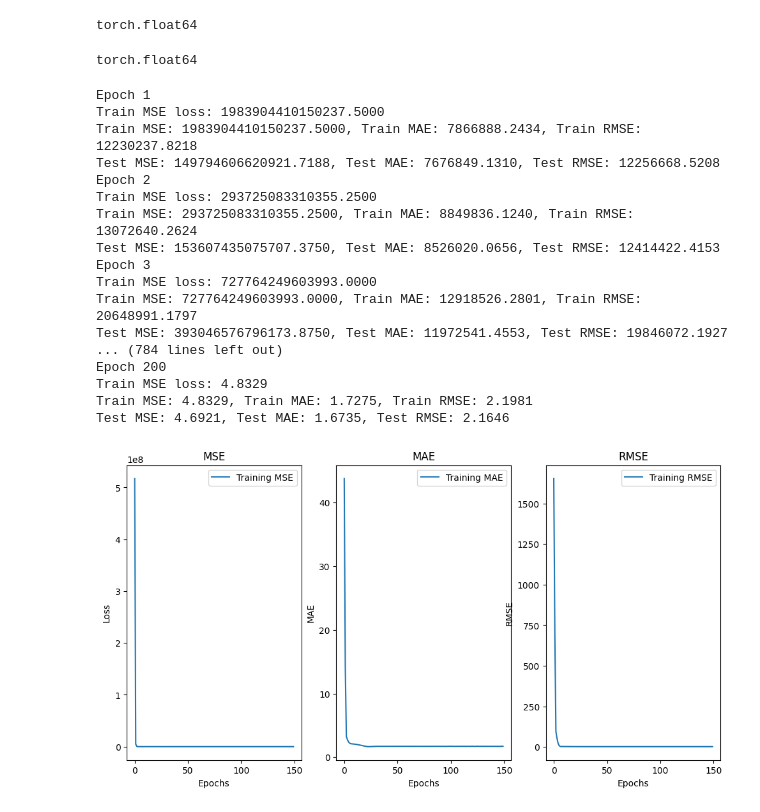
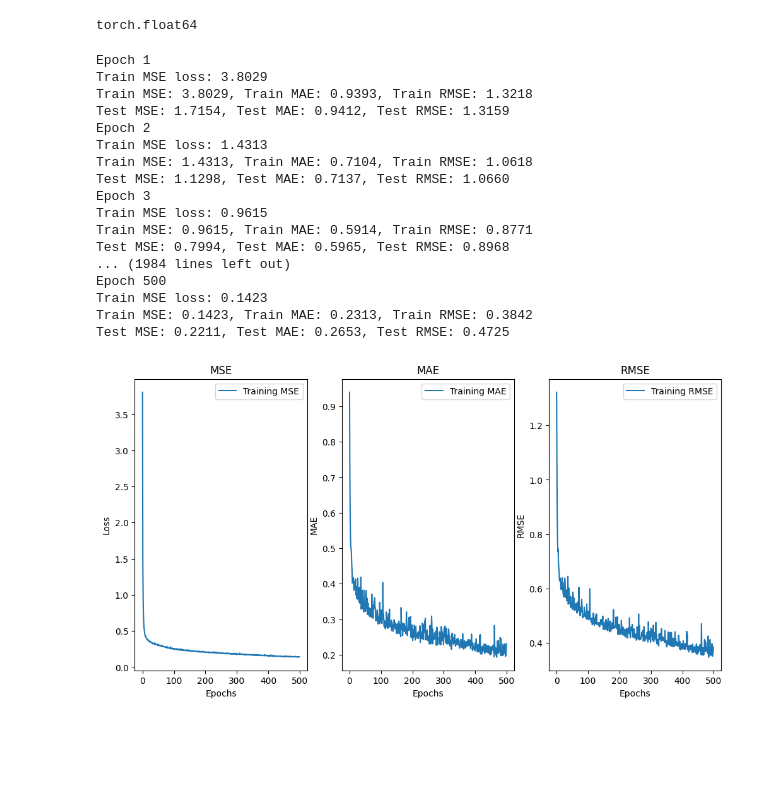
Before and after one commit to WYB929/2023_multicore_project, a Jupyter notebook: src/vanilla_net.ipynb, the cells around one changed output. Drawn from its saved outputs; the diff is of its cells as text; code cells hidden in the pictures; blank space fills up the shorter version.

```diff
--- a/src/vanilla_net.ipynb
+++ b/src/vanilla_net.ipynb
@@ -29,14 +32,17 @@ y = data[dropped_col].values
+# %%
+scaler = StandardScaler()
+X = pd.DataFrame(scaler.fit_transform(X), columns=X.columns)
 # %%
 # train test split
 X_train, X_rem, y_train, y_rem = train_test_split(X, y, test_size=0.3, random_state=42)
 X_val, X_test, y_val, y_test = train_test_split(X_rem, y_rem, test_size=0.5, random_state=42)
 # %%
-X_train_tensor = torch.from_numpy(X_train)
-y_train_tensor = torch.from_numpy(y_train)
-X_val_tensor = torch.from_numpy(X_val)
-y_val_tensor = torch.from_numpy(y_val)
-X_test_tensor = torch.from_numpy(X_test)
-y_test_tensor = torch.from_numpy(y_test)
+X_train_tensor = torch.from_numpy(X_train.values)
+y_train_tensor = torch.from_numpy(y_train.values)
+X_val_tensor = torch.from_numpy(X_val.values)
+y_val_tensor = torch.from_numpy(y_val.values)
+X_test_tensor = torch.from_numpy(X_test.values)
+y_test_tensor = torch.from_numpy(y_test.values)
 # %%
 print("X_train_Size: " + str(X_train_tensor.shape))
 print("y_train_Size: " + str(y_train_tensor.shape))
@@ -61,5 +76,5 @@ test_loader = DataLoader(test_dataset, batch_size=16, shuffle=False)
 # %%
-I = 27  # input feature
+I = 9  # input feature
 O = 1 # output result
 H = 64 # hidden unit
 # %%
@@ -78,10 +93,6 @@ weight_tensor = model[0].weight
 weight_tensor.dtype
 # %% [output]
 torch.float64
-# %%
-X_train_tensor.dtype
-# %% [output]
-torch.float64
 # %%
 optimizer = torch.optim.Adam(model.parameters(), lr=0.001)
 # %%
@@ -110,7 +121,7 @@ val_rmses = []
 val_maes = []
 # %%
 #train
-for epoch in range(200):
+for epoch in range(500):
     print(f"Epoch {epoch + 1}")
     train_loss = train(model, train_loader, optimizer)
     train_losses.append(train_loss)
@@ -154,51 +165,51 @@ for epoch in range(200):
     # display.clear_output(wait=True)
 # %% [output]
 Epoch 1
-Train MSE loss: 1983904410150237.5000
-Train MSE: 1983904410150237.5000, Train MAE: 7866888.2434, Train RMSE: 12230237.8218
-Test MSE: 149794606620921.7188, Test MAE: 7676849.1310, Test RMSE: 12256668.5208
+Train MSE loss: 3.8029
+Train MSE: 3.8029, Train MAE: 0.9393, Train RMSE: 1.3218
+Test MSE: 1.7154, Test MAE: 0.9412, Test RMSE: 1.3159
 Epoch 2
-Train MSE loss: 293725083310355.2500
-Train MSE: 293725083310355.2500, Train MAE: 8849836.1240, Train RMSE: 13072640.2624
-Test MSE: 153607435075707.3750, Test MAE: 8526020.0656, Test RMSE: 12414422.4153
+Train MSE loss: 1.4313
+Train MSE: 1.4313, Train MAE: 0.7104, Train RMSE: 1.0618
+Test MSE: 1.1298, Test MAE: 0.7137, Test RMSE: 1.0660
 Epoch 3
-Train MSE loss: 727764249603993.0000
-Train MSE: 727764249603993.0000, Train MAE: 12918526.2801, Train RMSE: 20648991.1797
-Test MSE: 393046576796173.8750, Test MAE: 11972541.4553, Test RMSE: 19846072.1927
-... (784 lines left out)
-Epoch 200
-Train MSE loss: 4.8329
-Train MSE: 4.8329, Train MAE: 1.7275, Train RMSE: 2.1981
-Test MSE: 4.6921, Test MAE: 1.6735, Test RMSE: 2.1646
+Train MSE loss: 0.9615
+Train MSE: 0.9615, Train MAE: 0.5914, Train RMSE: 0.8771
+Test MSE: 0.7994, Test MAE: 0.5965, Test RMSE: 0.8968
+... (1984 lines left out)
+Epoch 500
+Train MSE loss: 0.1423
+Train MSE: 0.1423, Train MAE: 0.2313, Train RMSE: 0.3842
+Test MSE: 0.2211, Test MAE: 0.2653, Test RMSE: 0.4725
 # %%
 # train loss, mae, rmse
 fig, (ax1, ax2, ax3) = plt.subplots(1, 3, figsize=(12, 6))
 
 # plot the MSE values
-ax1.plot(train_losses[50:], label='Training MSE')
+ax1.plot(train_losses, label='Training MSE')
 ax1.set_title('MSE')
 ax1.set_xlabel('Epochs')
 ax1.set_ylabel('Loss')
 ax1.legend()
 
 # plot the MAE values
-ax2.plot(train_maes[50:], label='Training MAE')
+ax2.plot(train_maes, label='Training MAE')
 ax2.set_title('MAE')
 ax2.set_xlabel('Epochs')
 ax2.set_ylabel('MAE')
 ax2.legend()
 
 # plot the RMSE values
-ax3.plot(train_rmses[50:], label='Training RMSE')
+ax3.plot(train_rmses, label='Training RMSE')
 ax3.set_title('RMSE')
 ax3.set_xlabel('Epochs')
 ax3.set_ylabel('RMSE')
 ax3.legend()
 
 # show the plot
 plt.show()
 # %% [output]
-[figure, old version]
+[figure, new version]
 # %%
 # val loss, accuracy
 fig, (ax1, ax2, ax3) = plt.subplots(1, 3, figsize=(12, 6))
```
Also changed, not shown: parts of 10 cells of this notebook, 6 other files.
